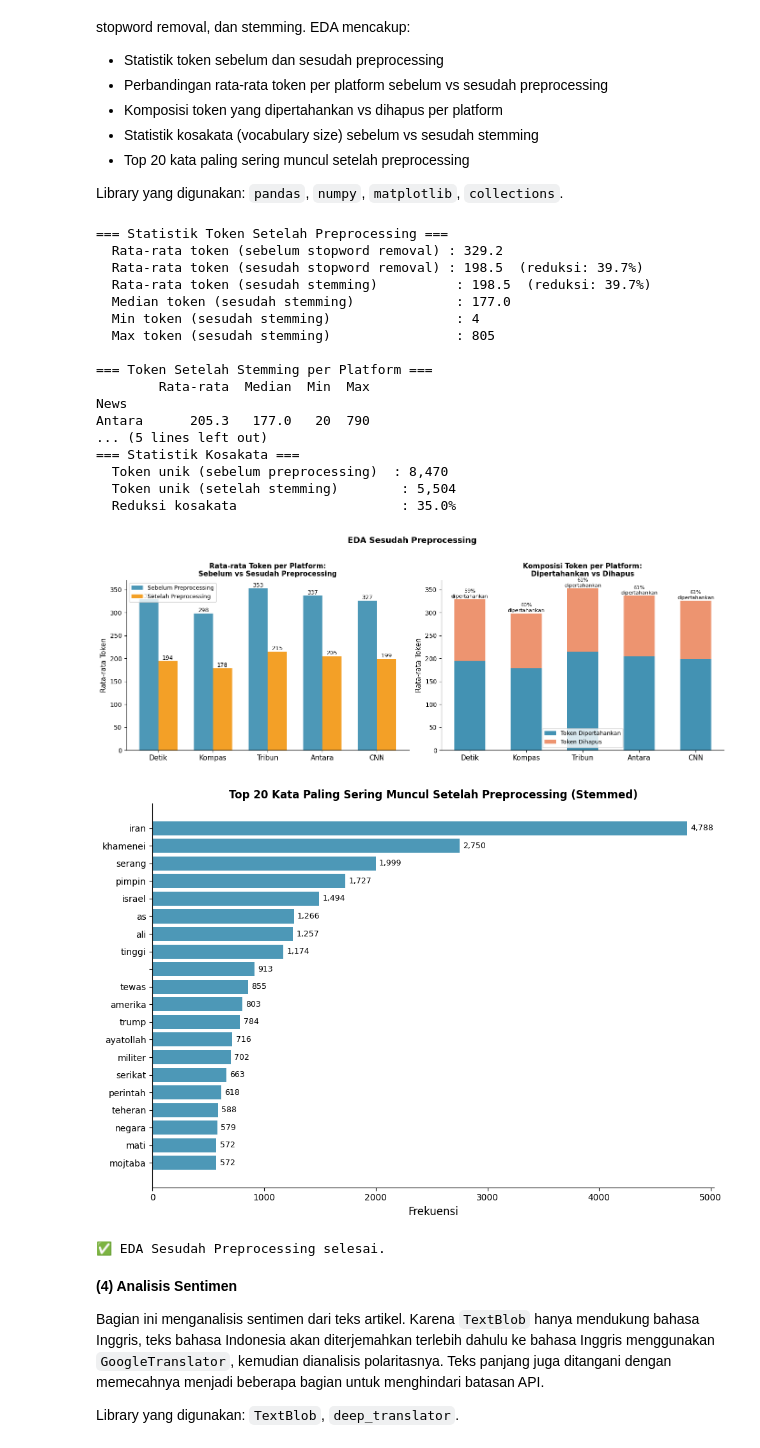
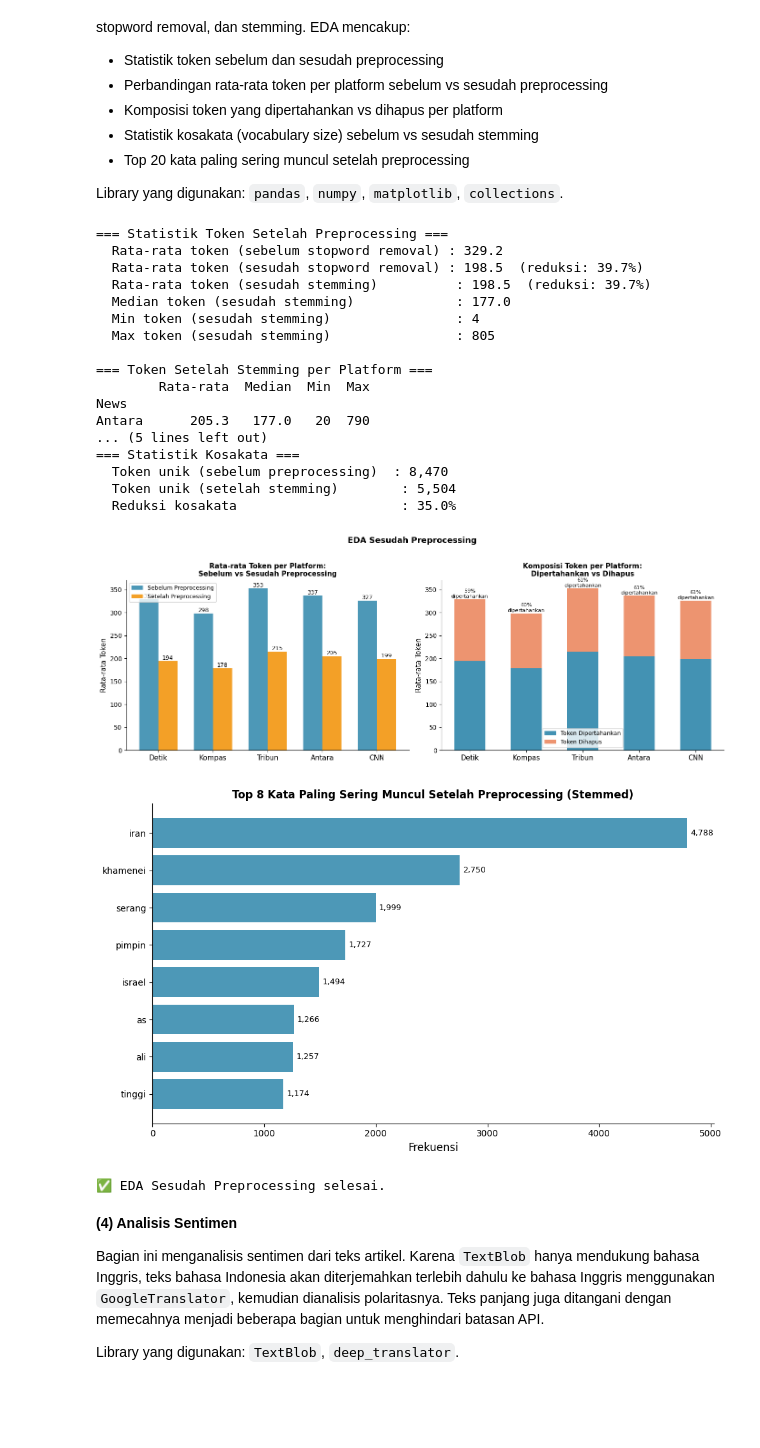
Before and after one commit to KurniaYufi/sentiment-analysis-kematian-ali-khamenei, a Jupyter notebook: data-preprocessing/article-preprocessing.ipynb, the cells around one changed output. Drawn from its saved outputs; the diff is of its cells as text; code cells hidden in the pictures; blank space fills up the shorter version.

```diff
--- a/data-preprocessing/article-preprocessing.ipynb
+++ b/data-preprocessing/article-preprocessing.ipynb
@@ -477,7 +477,6 @@ from collections import Counter
 import matplotlib.pyplot as plt
 import numpy as np
 
-# ── Hitung token count ────────────────────────────────────────────────────
 df_article['token_count_raw']   = df_article['tokens'].str.len()
 df_article['token_count_clean'] = df_article['tokens_no_stop'].str.len()
 df_article['token_count_stem']  = df_article['tokens_stemmed'].str.len()
@@ -507,7 +506,6 @@ print(f"  Token unik (sebelum preprocessing)  : {len(set(all_raw)):,}")
 print(f"  Token unik (setelah stemming)        : {len(set(all_stem)):,}")
 print(f"  Reduksi kosakata                     : {(1-len(set(all_stem))/len(set(all_raw)))*100:.1f}%")
 
-# ── Visualisasi 1: Bar sebelum vs sesudah + Stacked komposisi ─────────────
 COLORS = ['#2E86AB','#A23B72','#F18F01','#C73E1D','#3B1F2B']
 fig, axes = plt.subplots(1, 2, figsize=(14, 5))
 x = np.arange(len(ORDER))
@@ -531,7 +529,7 @@ raw_m     = [df_article[df_article['News']==n]['token_count_raw'].mean()  for n
 clean_m   = [df_article[df_article['News']==n]['token_count_stem'].mean() for n in ORDER]
 removed_m = [r - c for r, c in zip(raw_m, clean_m)]
 b1 = ax.bar(x, clean_m,   0.55, label='Token Dipertahankan',               color='#2E86AB', alpha=0.9)
-b2 = ax.bar(x, removed_m, 0.55, bottom=clean_m, label='Token Dihapus',     color='#E87040', alpha=0.75)
+b2 = ax.bar(x, removed_m, 0.55, bottom=clean_m, label='Token Dihapus',      color='#E87040', alpha=0.75)
 ax.set_xticks(x); ax.set_xticklabels(ORDER, fontsize=11)
 ax.set_ylabel('Rata-rata Token', fontsize=11)
 ax.set_title('Komposisi Token per Platform:\nDipertahankan vs Dihapus', fontsize=11, fontweight='bold')
@@ -545,43 +543,42 @@ plt.tight_layout()
 plt.savefig('eda_after_preprocessing.png', dpi=150, bbox_inches='tight')
 plt.show()
 
-# ── Visualisasi 2: Top 20 kata setelah preprocessing ────────────────────
 freq  = Counter(all_stem)
-top20 = freq.most_common(20)
-words, counts = zip(*top20)
+top8 = freq.most_common(8)
+words, counts = zip(*top8)
 
-fig, ax = plt.subplots(figsize=(10, 7))
+fig, ax = plt.subplots(figsize=(10, 6))
 ax.barh(list(reversed(words)), list(reversed(counts)), color='#2E86AB', alpha=0.85)
 for i, v in enumerate(reversed(counts)):
     ax.text(v+30, i, f'{v:,}', va='center', fontsize=9)
 ax.set_xlabel('Frekuensi', fontsize=12)
-ax.set_title('Top 20 Kata Paling Sering Muncul Setelah Preprocessing (Stemmed)',
+ax.set_title('Top 8 Kata Paling Sering Muncul Setelah Preprocessing (Stemmed)',
              fontsize=12, fontweight='bold')
 ax.spines['top'].set_visible(False); ax.spines['right'].set_visible(False)
 plt.tight_layout()
-plt.savefig('eda_top20_words.png', dpi=150, bbox_inches='tight')
+plt.savefig('eda_top8_words.png', dpi=150, bbox_inches='tight')
 plt.show()
 print("✅ EDA Sesudah Preprocessing selesai.")
 # %% [output]
 === Statistik Token Setelah Preprocessing ===
   Rata-rata token (sebelum stopword removal) : 329.2
   Rata-rata token (sesudah stopword removal) : 198.5  (reduksi: 39.7%)
   Rata-rata token (sesudah stemming)          : 198.5  (reduksi: 39.7%)
   Median token (sesudah stemming)             : 177.0
   Min token (sesudah stemming)                : 4
   Max token (sesudah stemming)                : 805
 
 === Token Setelah Stemming per Platform ===
         Rata-rata  Median  Min  Max
 News
 Antara      205.3   177.0   20  790
 ... (5 lines left out)
 === Statistik Kosakata ===
   Token unik (sebelum preprocessing)  : 8,470
   Token unik (setelah stemming)        : 5,504
   Reduksi kosakata                     : 35.0%
 [figure]
-[figure, old version]
+[figure, new version]
 ✅ EDA Sesudah Preprocessing selesai.
 # %% [markdown]
 **(4) Analisis Sentimen**
```
Also changed, not shown: parts of 4 cells of this notebook.
